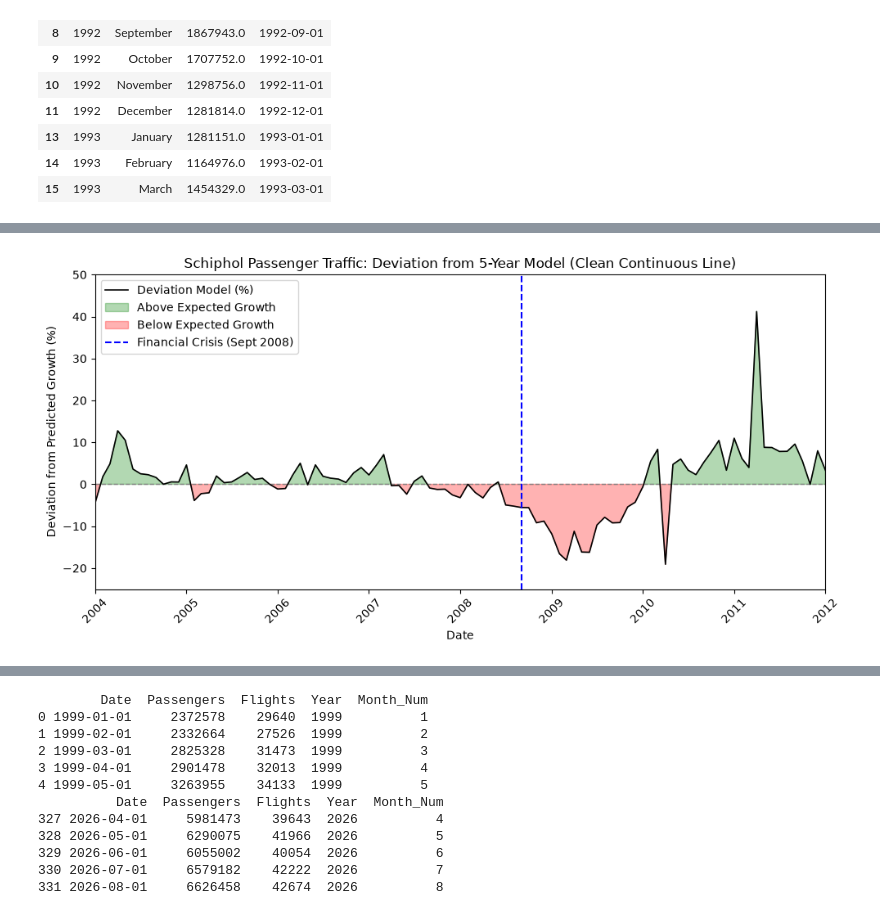
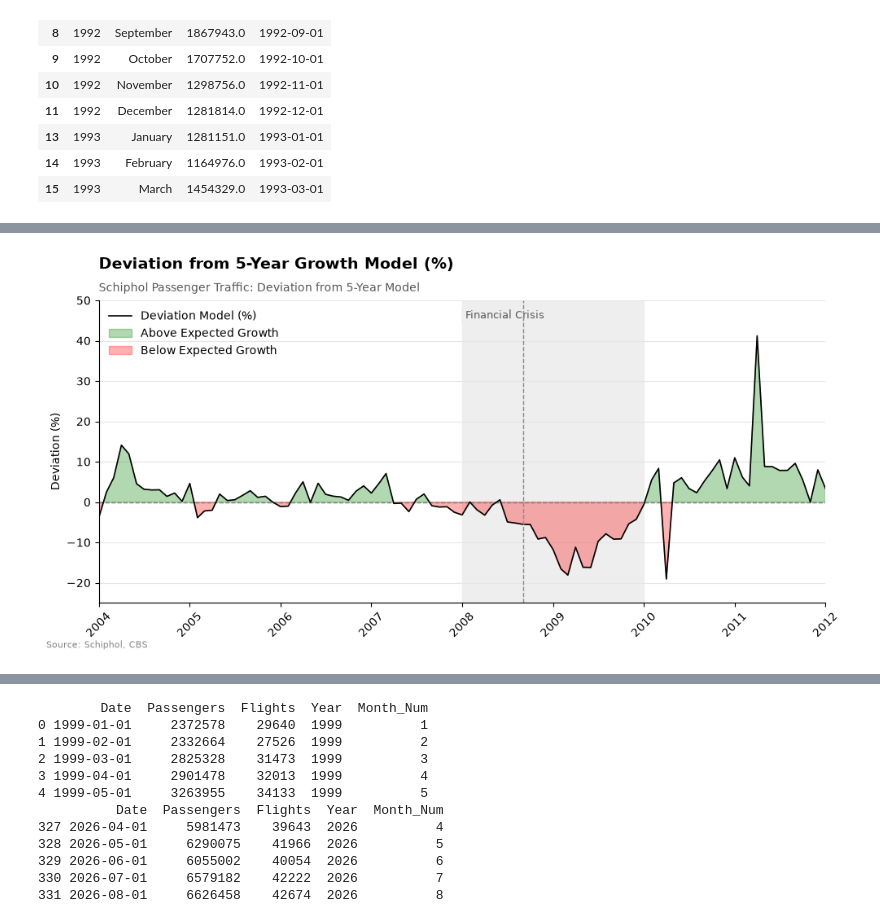
Before and after one commit to TIL6022-Python-Programming/Project_groep11, a Jupyter notebook: Financial_crisis_dataresults.ipynb, the cells around one changed output, grey strips where cells are left out. Saved outputs shown, nothing was run; the diff lists cells and outputs as text; code cells hidden in the pictures.

```diff
--- a/Financial_crisis_dataresults.ipynb
+++ b/Financial_crisis_dataresults.ipynb
@@ -188,4 +110,26 @@ plt.show()
 # %%
+import pandas as pd
+import numpy as np
+import matplotlib.pyplot as plt
+import matplotlib.dates as mdates
+from pathlib import Path
+
+# Instellingen
+event_name = 'Financial Crisis'
+event_date = pd.Timestamp('2008-09-01')        # Financial Crisis
+shock_start = pd.Timestamp('2008-01-01')       # begin crisisperiode
+shock_end = pd.Timestamp('2010-01-01')         # einde crisisperiode
+base_start = pd.Timestamp('2004-01-01')        # 5 jaar ervoor
+index_start = base_start
+plot_end = pd.Timestamp('2012-01-01')          # Vaste einddatum voor de plot
+
+# Data inladen
+data_dir = Path('covid_data')
+data = pd.read_csv(data_dir / 'schiphol_maandelijks.csv', parse_dates=['Date'])
+
+data['Year'] = data['Date'].dt.year
+data['Month_Num'] = data['Date'].dt.month
+
 # Calculate month-over-month YoY growth across the entire historical series
 data['YoY_Growth'] = data.groupby('Month_Num')['Passengers'].pct_change()
 
@@ -206,51 +150,62 @@ for idx, row in df_sorted[df_sorted['Year'] >= 2004].iterrows():
     avg_growth = m_train['YoY_Growth'].mean()
 
     prev_yr_row = df_sorted[(df_sorted['Year'] == y - 1) & (df_sorted['Month_Num'] == m_num)]
     if not prev_yr_row.empty:
         prev_actual = prev_yr_row['Passengers'].values[0]
         predicted = prev_actual * (1 + avg_growth)
         deviation = ((actual - predicted) / predicted) * 100
     else:
         deviation = np.nan
 
     results.append({
         'Date': row['Date'],
         'Deviation': deviation
     })
 
 res_df = pd.DataFrame(results)
-res_window = res_df[(res_df['Date'] >= '2004-01-01') & (res_df['Date'] <= '2012-01-01')].copy().reset_index(drop=True)
+res_window = res_df[(res_df['Date'] >= base_start) & (res_df['Date'] <= plot_end)].copy().reset_index(drop=True)
 
-# Clean Plotting
-plt.figure(figsize=(10, 5))
+colors = {'main': '#1f4e79', 'second': '#e07b39', 'good': '#2e8b57', 'bad': '#c0392b', 'grey': '#8c8c8c'}
+
+# Figure Setup matching your styling convention
+fig, ax = plt.subplots(figsize=(10, 5))
+ax.set_title('Deviation from 5-Year Growth Model (%)', loc='left', fontsize=14, fontweight='bold', pad=28)
+ax.text(0, 1.03, 'Schiphol Passenger Traffic: Deviation from 5-Year Model', transform=ax.transAxes, fontsize=10, color='#555555')
+ax.set_ylabel('Deviation (%)')
+ax.grid(axis='y', color='#e6e6e6')
+ax.set_axisbelow(True)
+ax.spines['top'].set_visible(False)
+ax.spines['right'].set_visible(False)
+fig.text(0.01, 0.01, 'Source: Schiphol, CBS', fontsize=8, color='#888888')
+
 dates = res_window['Date'].values
 devs = res_window['Deviation'].values
 
+# --- Added Greyed-out Event Span & Vertical Line ---
+ax.axvspan(shock_start, shock_end, color='#eeeeee', zorder=0)
+ax.axvline(event_date, linestyle='--', color=colors['grey'], linewidth=1, zorder=4)
+ax.text(shock_start, 0.97, ' ' + event_name, transform=ax.get_xaxis_transform(),
+        va='top', fontsize=9, color='#555555',
+        bbox=dict(facecolor='#eeeeee', edgecolor='none', pad=1))
+# ----------------------------------------------------
+
 # Continuous line
-plt.plot(dates, devs, color='black', linewidth=1.2, label='Deviation Model (%)', zorder=3)
+ax.plot(dates, devs, color='black', linewidth=1.2, label='Deviation Model (%)', zorder=3)
 
 # Shaded fills for performance zones
-plt.fill_between(dates, devs, 0, where=(devs >= 0), color='green', alpha=0.3, interpolate=True, label='Above Expected Growth')
-plt.fill_between(dates, devs, 0, where=(devs < 0), color='red', alpha=0.3, interpolate=True, label='Below Expected Growth')
+ax.fill_between(dates, devs, 0, where=(devs >= 0), color='green', alpha=0.3, interpolate=True, label='Above Expected Growth')
+ax.fill_between(dates, devs, 0, where=(devs < 0), color='red', alpha=0.3, interpolate=True, label='Below Expected Growth')
 
-plt.axhline(0, linestyle='--', color='gray', linewidth=1)
-plt.axvline(
-    pd.Timestamp('2008-09-01'),
-    linestyle='--',
-    color='blue',
-    label='Financial Crisis (Sept 2008)',
-    zorder=4
-)
+ax.axhline(0, linestyle='--', color='gray', linewidth=1)
 
-plt.xlim(pd.Timestamp('2004-01-01'), pd.Timestamp('2012-01-01'))
-plt.ylim(-25, 50)
+ax.set_xlim(base_start, plot_end)
+ax.set_ylim(-25, 50)
+ax.xaxis.set_major_locator(mdates.YearLocator())
+ax.xaxis.set_major_formatter(mdates.DateFormatter('%Y'))
 
-plt.xlabel('Date')
-plt.ylabel('Deviation from Predicted Growth (%)')
-plt.title('Schiphol Passenger Traffic: Deviation from 5-Year Model (Clean Continuous Line)')
-plt.legend(loc='upper left')
+ax.legend(loc='upper left', frameon=False)
 plt.xticks(rotation=45)
 plt.tight_layout()
 plt.show()
 # %% [output]
-[figure, old version]
+[figure, new version]
```
Also changed, not shown: parts of 8 cells of this notebook.
